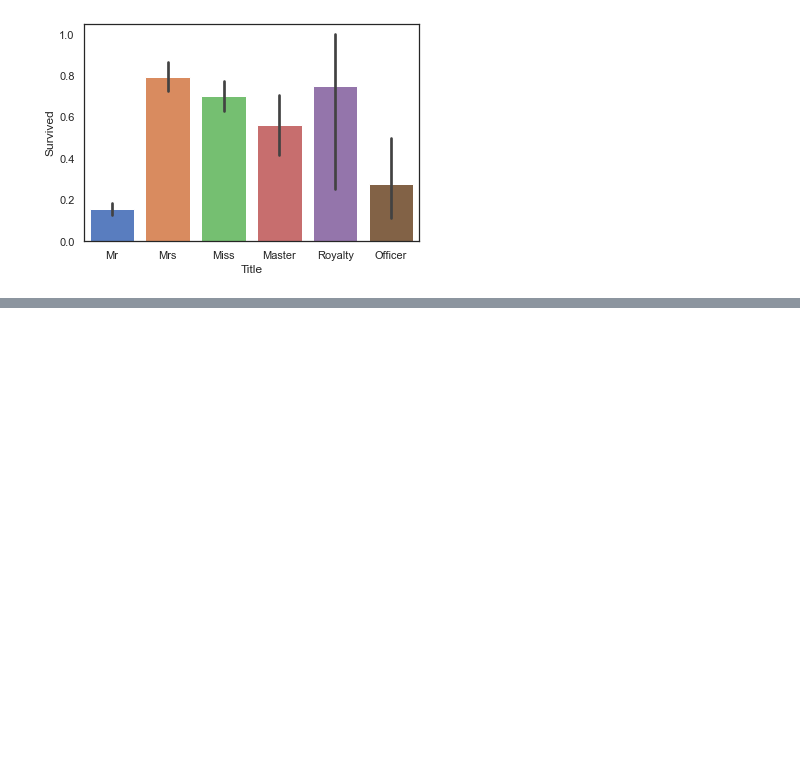
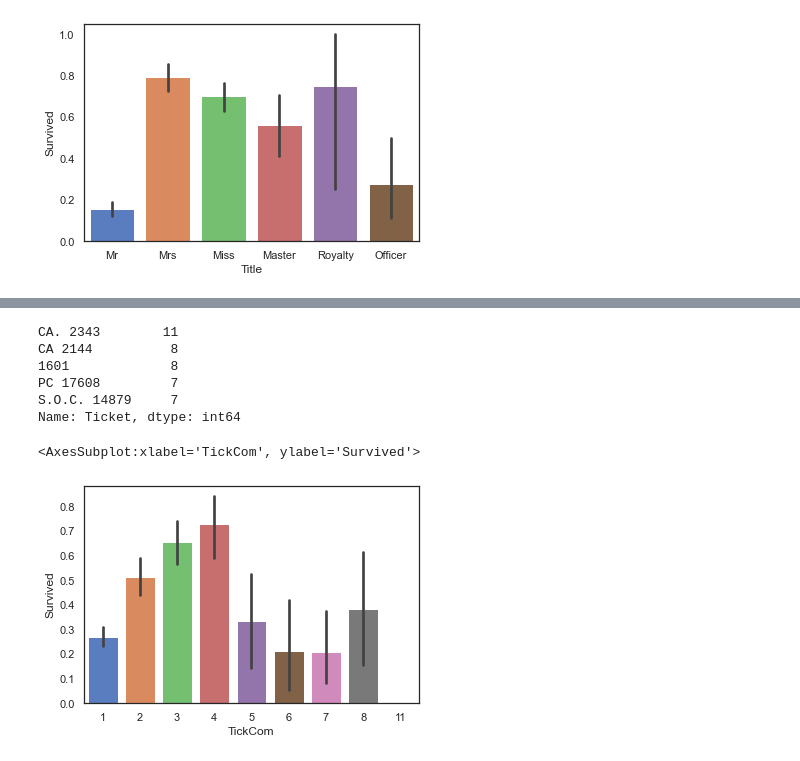
Before and after one commit to aissur320/.kaggle, a Jupyter notebook: titanic/titanic/code.ipynb, the cells around one changed output, grey strips where cells are left out. Cells and saved outputs as stored; diff of their text form; code cells hidden in the pictures; blank space fills up the shorter version.

```diff
--- a/titanic/titanic/code.ipynb
+++ b/titanic/titanic/code.ipynb
@@ -359,0 +417,21 @@ sns.barplot(data=full_data,x='Title',y='Survived')
+# %%
+# 查看共号票乘客的数量
+TickCountDict = full_data['Ticket'].value_counts()
+TickCountDict.head()
+# %% [output]
+CA. 2343        11
+CA 2144          8
+1601             8
+PC 17608         7
+S.O.C. 14879     7
+Name: Ticket, dtype: int64
+# %%
+# 将共号乘客数量的数据并入数据集中
+full_data['TickCom'] = full_data['Ticket'].map(TickCountDict)
+full_data['TickCom'].head()
+
+# 查看TickCom与Survived之间的关系
+sns.barplot(data=full_data,x='TickCom',y='Survived')
+# %% [output]
+<AxesSubplot:xlabel='TickCom', ylabel='Survived'>
+[figure, added]
```
Also changed, not shown: parts of 12 cells of this notebook.
